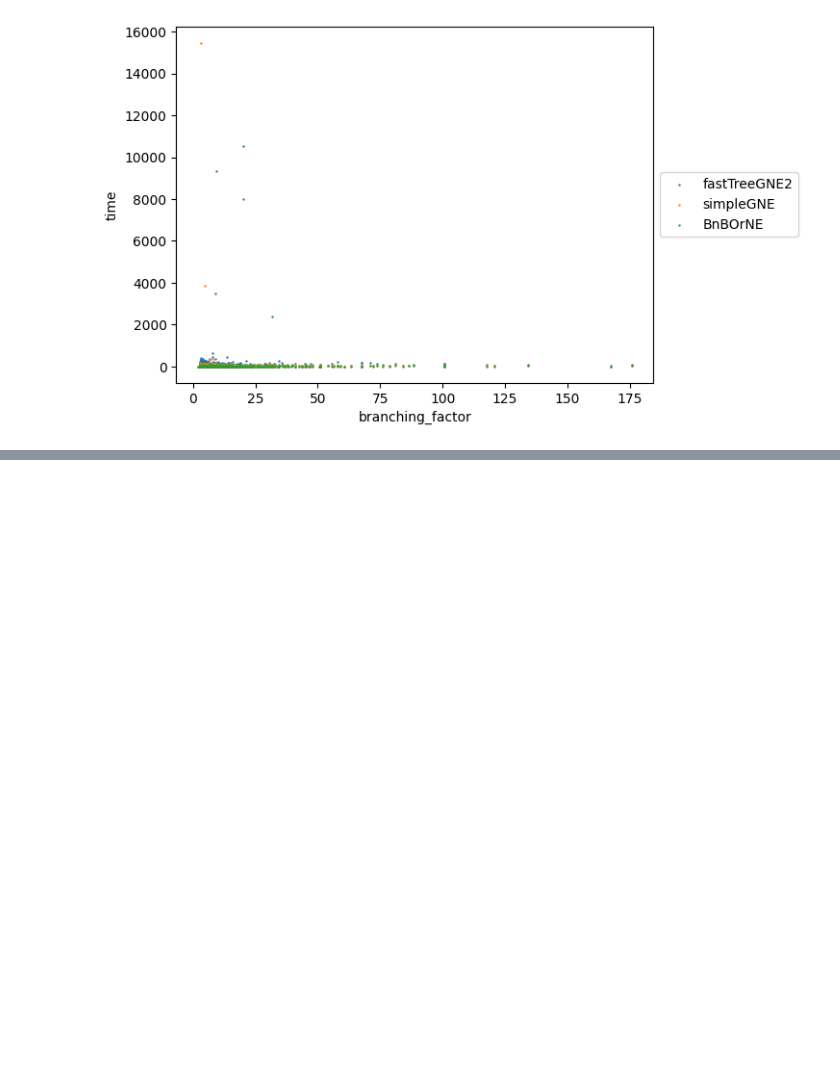
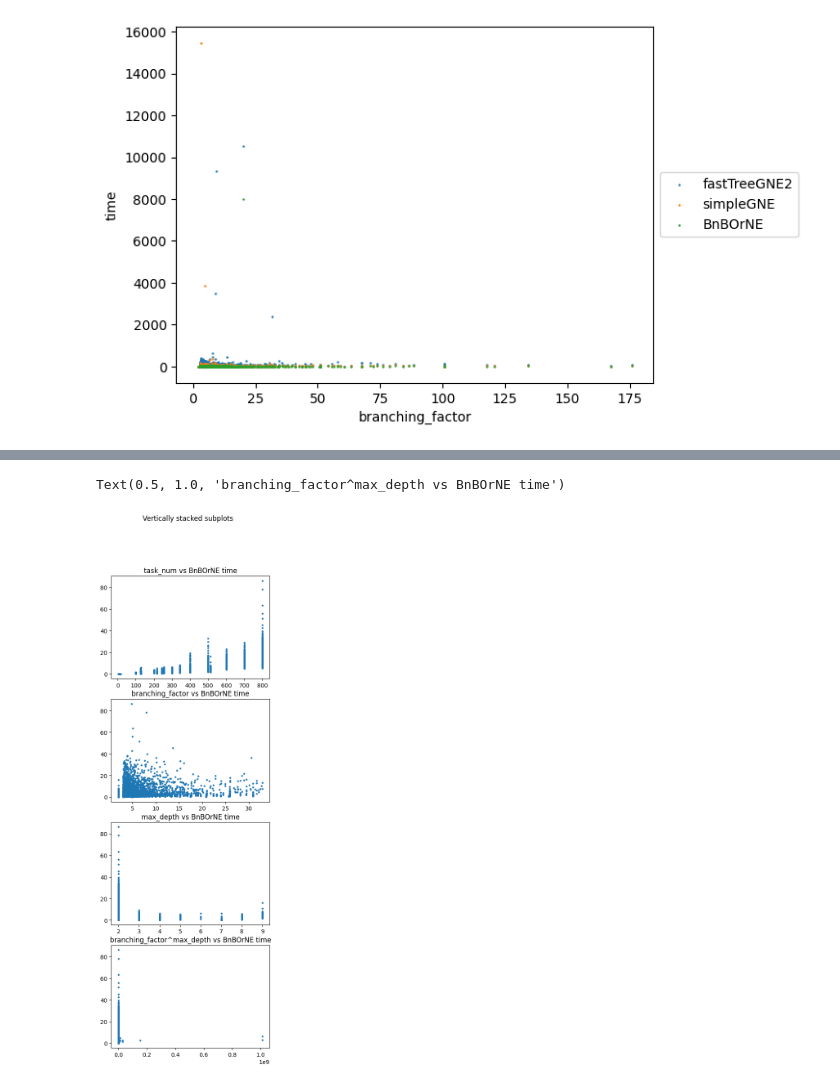
Before and after one commit to thanhan910/MATA-AND-OR, a Jupyter notebook: vis.ipynb, the cells around one changed output, grey strips where cells are left out. Saved outputs shown, nothing was run; the diff lists cells and outputs as text; code cells hidden in the pictures; blank space fills up the shorter version.

```diff
--- a/vis.ipynb
+++ b/vis.ipynb
@@ -65,0 +85,39 @@ plt.legend(loc='center left', bbox_to_anchor=(1, 0.5))
+# %%
+x_task_num = [d['task_num'] for d in data if 'tree_info' in d]
+x_branching_factor = [d['tree_info']['branching_factor'] for d in data if 'tree_info' in d]
+x_max_depth = [d['tree_info']['max_depth'] for d in data if 'tree_info' in d]
+x = [d['tree_info']['branching_factor']**d['tree_info']['max_depth'] for d in data if 'tree_info' in d]
+y = [d['BnBOrNE']['time'] for d in data if 'tree_info' in d]
+x_task_num = np.array(x_task_num)
+x_branching_factor = np.array(x_branching_factor)
+x_max_depth = np.array(x_max_depth)
+x = np.array(x)
+y = np.array(y)
+# mask = np.abs(stats.zscore(y)) < 3 and np.abs(stats.zscore(x)) < 3
+zy = np.abs(stats.zscore(y))
+zx = np.abs(stats.zscore(x))
+zx_task_num = np.abs(stats.zscore(x_task_num))
+zx_branching_factor = np.abs(stats.zscore(x_branching_factor))
+zx_max_depth = np.abs(stats.zscore(x_max_depth))
+mask = (zy < 2) & (zx < 3) & (zx_task_num < 3) & (zx_branching_factor < 3) & (zx_max_depth < 3)
+x = x[mask]
+y = y[mask]
+x_task_num = x_task_num[mask]
+x_branching_factor = x_branching_factor[mask]
+x_max_depth = x_max_depth[mask]
+
+# Create multiple subplots
+fig, axs = plt.subplots(4, 1, figsize=(5, 15))
+fig.suptitle('Vertically stacked subplots')
+axs[0].scatter(x_task_num, y, s=5)
+axs[0].set_title('task_num vs BnBOrNE time')
+axs[1].scatter(x_branching_factor, y, s=5)
+axs[1].set_title('branching_factor vs BnBOrNE time')
+axs[2].scatter(x_max_depth, y, s=5)
+axs[2].set_title('max_depth vs BnBOrNE time')
+axs[3].scatter(x, y, s=5)
+axs[3].set_title('branching_factor^max_depth vs BnBOrNE time')
+# plt.scatter(x, y, label='BnBOrNE time vs branching_factor^max_depth', s=5)
+# %% [output]
+Text(0.5, 1.0, 'branching_factor^max_depth vs BnBOrNE time')
+[figure, added]
```
Also changed, not shown: parts of 3 cells of this notebook.
